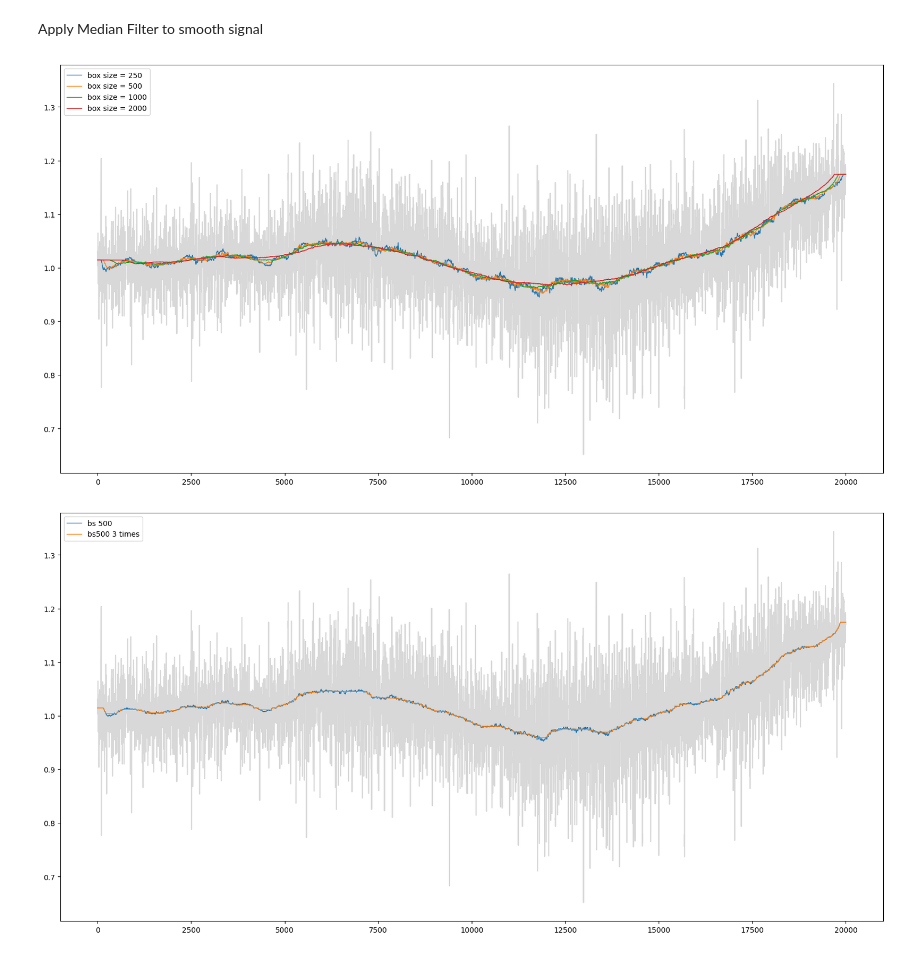
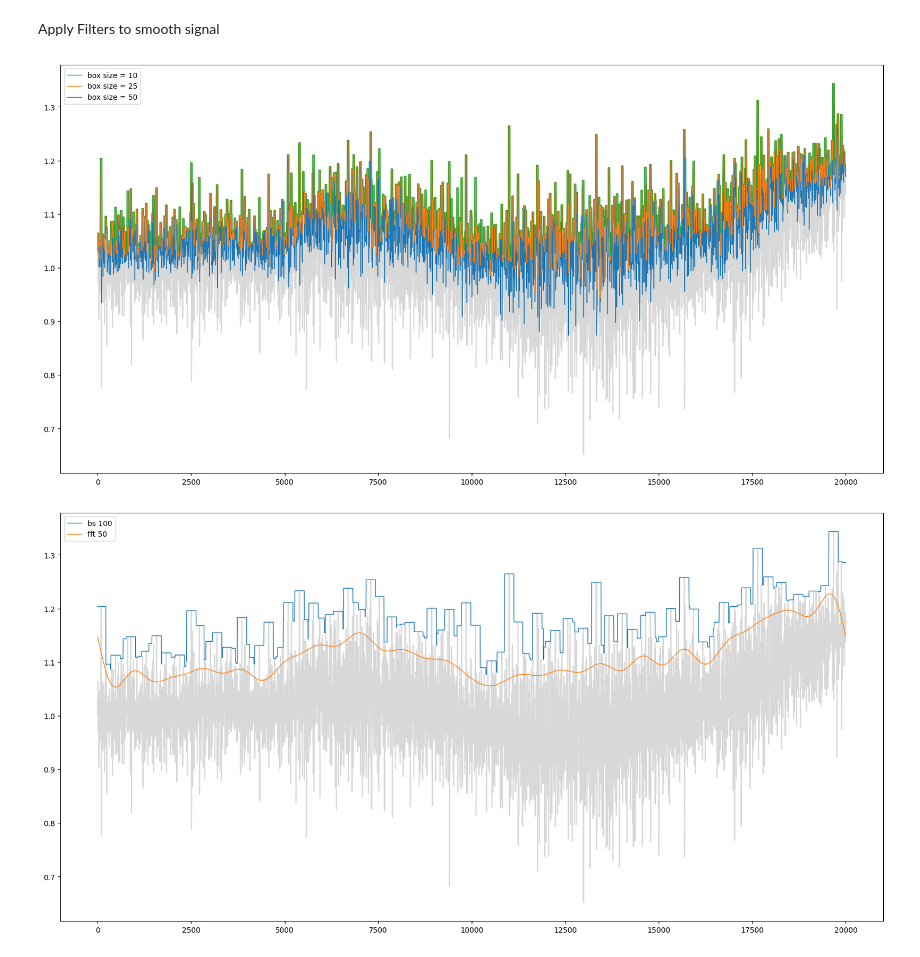
Before and after one commit to greedypelican/EMG_data_analysis, a Jupyter notebook: data_visualization_filterd.ipynb, the cells around one changed output. Drawn from its saved outputs; the diff is of its cells as text; code cells hidden in the pictures.

```diff
--- a/data_visualization_filterd.ipynb
+++ b/data_visualization_filterd.ipynb
@@ -39,2 +39,2 @@ for i in range(40): #data1 to data40
 # %% [markdown]
-Apply Median Filter to smooth signal
+Apply Filters to smooth signal
@@ -45,31 +41,51 @@ def median(raw, box_size, mode='nearest'):
+# %%
+def maximum(raw, box_size, mode='nearest'): # Maximum Filter
+    raw_smooth=ndimage.maximum_filter(raw,box_size,mode=mode)
+    return raw_smooth.real
+
+def denoise_fft(data, ifftn): # Fast Fourier Transformation
+    fft_signal = np.fft.fft(data)#.values) # Fast Fourier Transformation
+
+    # Reconstruct Original Signal
+    fft_signal[ifftn:len(fft_signal)//2]=0
+    fft_signal[len(fft_signal)//2:-ifftn]=0
+    reconstructed_signal = np.fft.ifft(fft_signal)
+
+    return reconstructed_signal.real
+
+def smooth(x,beta): # kaiser window smoothing
+    window_len=11
+ # extending the data at beginning and at the end
+ # to apply the window at the borders
+    s = np.r_[x[window_len-1:0:-1],x,x[-1:-window_len:-1]]
+    w = np.kaiser(window_len,beta)
+    y = np.convolve(w/w.sum(),s,mode='valid')
+    return y[5:len(y)-5]
 # %%
 fig = plt.figure(figsize=(20, 10))
 ax = fig.add_subplot(111)
 ax.plot(data20_ch2_gestures1['Grip'],c='grey',alpha=0.3)
 
-for bs in [250,500,1000,2000]:
-    ax.plot(data20_ch2_gestures1.index,median(data20_ch2_gestures1['Grip'],bs),lw=1,label='box size = {}'.format(bs)) #data with longer rest time shows better at start and end
+for bs in [10,25,50]:
+    ax.plot(data20_ch2_gestures1.index,maximum(data20_ch2_gestures1['Grip'],bs),lw=1,label='box size = {}'.format(bs))
+    #data with longer rest time shows better at start and end
 
 ax.legend()
 plt.show()
-# 2000 bs is too dull and 250 bs is too sharp
 # %% [output]
-[figure, old version]
+[figure, new version]
 # %%
 fig = plt.figure(figsize=(20, 10))
 ax = fig.add_subplot(111)
 ax.plot(data20_ch2_gestures1['Grip'],c='grey',alpha=0.3)
 
-ax.plot(data20_ch2_gestures1.index,median(data20_ch2_gestures1['Grip'],500),lw=1,label='bs 500')
-iter_data = data20_ch2_gestures1['Grip']
-for _ in range(3):
-    iter_data = median(iter_data,500)
-ax.plot(data20_ch2_gestures1.index,iter_data,lw=1,label='bs500 3 times') #smoother by iterating 3 times
+ax.plot(data20_ch2_gestures1.index,maximum(data20_ch2_gestures1['Grip'],250),lw=1,label='bs 100') #median filter with bs 100
+ax.plot(data20_ch2_gestures1.index,smooth(denoise_fft(maximum(data20_ch2_gestures1['Grip'],25),20),2),lw=1,label='fft 50') #fft filter with ifftn 50
 
 ax.legend()
 plt.show()
 # %% [output]
-[figure, old version]
+[figure, new version]
 # %%
 fig = plt.figure(figsize=(20,8))
 ax = fig.add_subplot(111)
```
Also changed, not shown: parts of 3 cells of this notebook.
